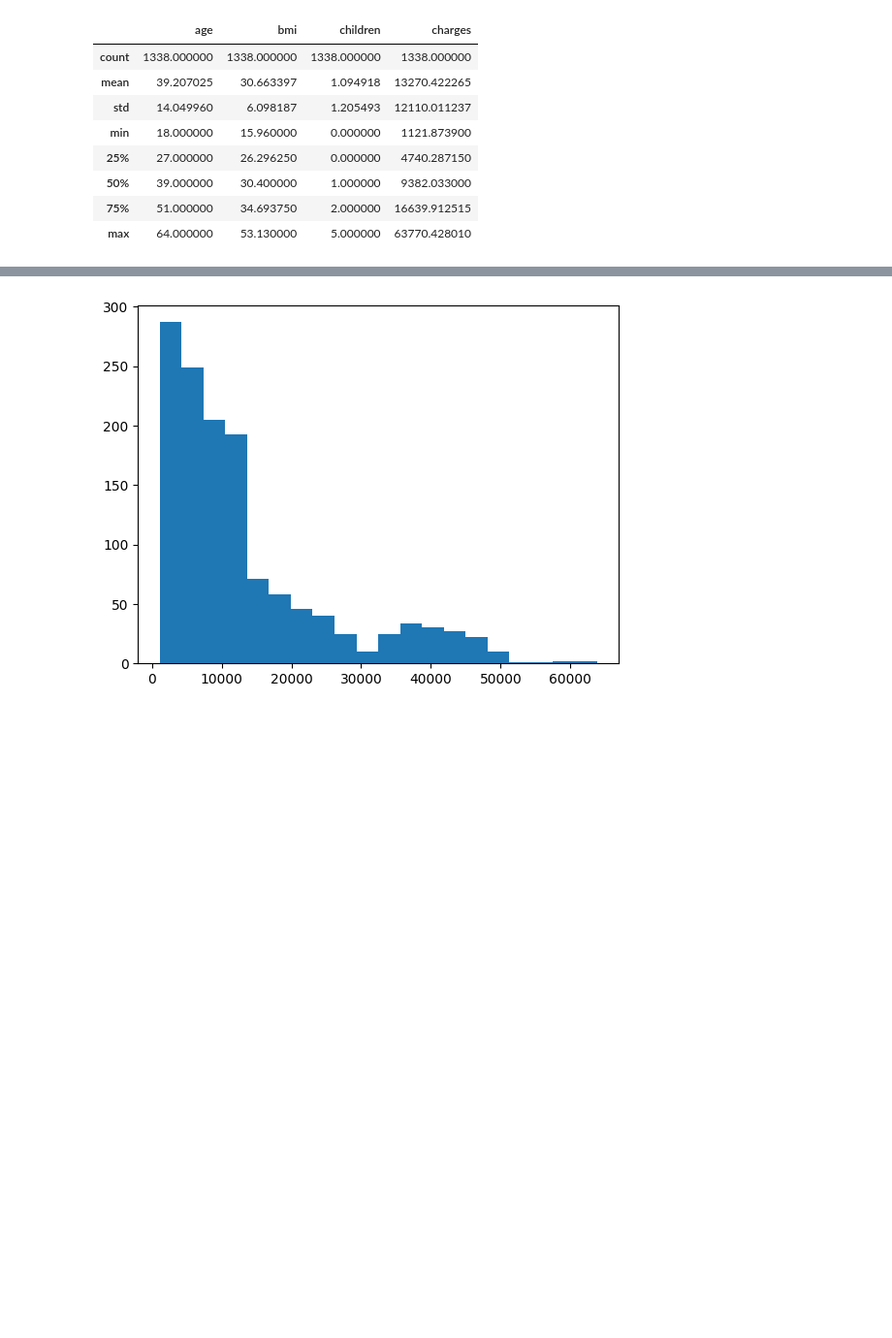
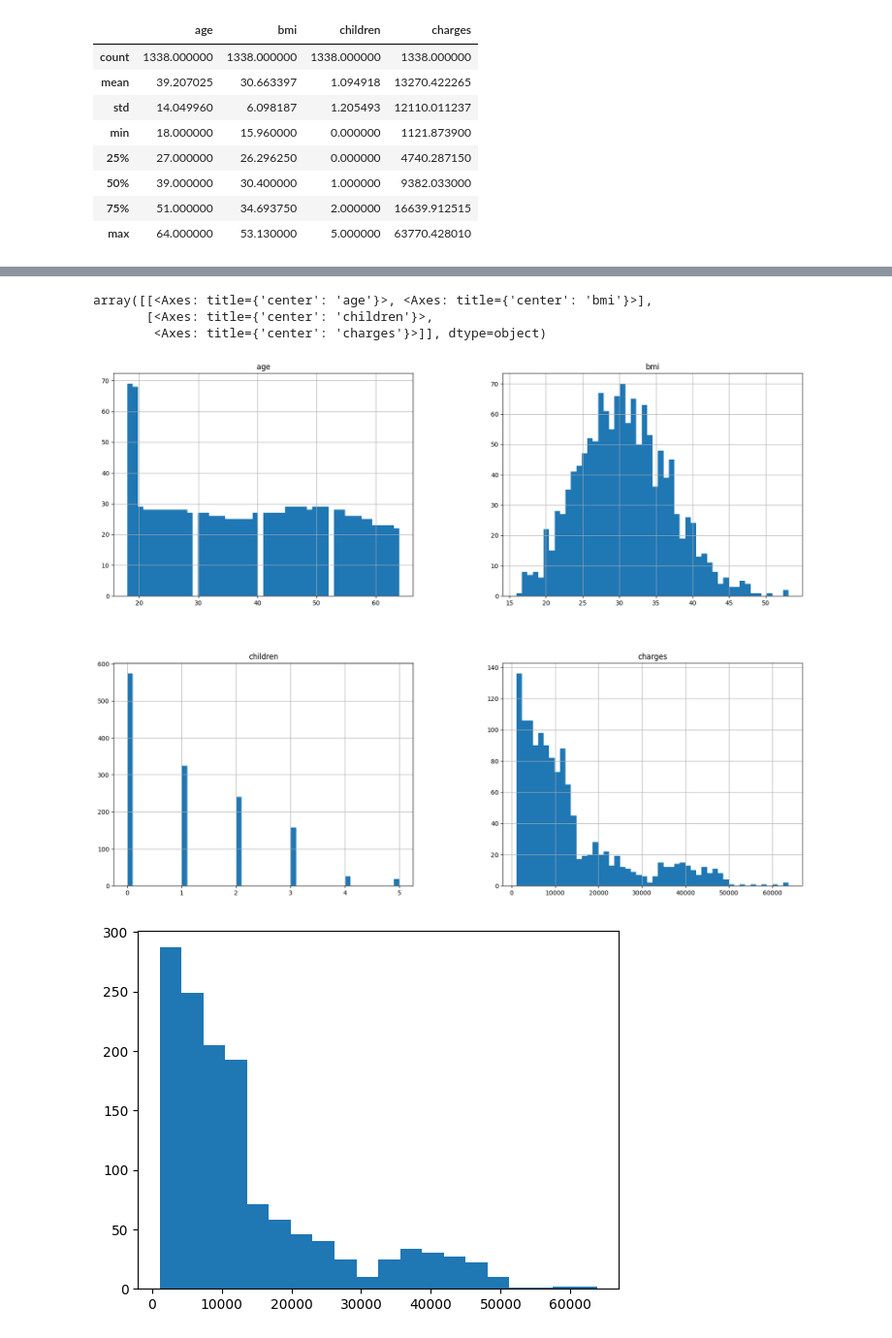
Before and after one commit to leomonteiro92/CS5950, a Jupyter notebook: _tech_challenge_fase_i.ipynb, the cells around one changed output, grey strips where cells are left out. Shown at 97% size. Cells and saved outputs as stored; diff of their text form; code cells hidden in the pictures; blank space fills up the shorter version.

```diff
--- a/_tech_challenge_fase_i.ipynb
+++ b/_tech_challenge_fase_i.ipynb
@@ -57,3 +223,16 @@ original_dataset.describe()
+# %%
+# Forma gráfica
+#Histogram
+#To visualize the distribution of a numerical variable, a histogram shows the direction in which these variables are distributed,
+#outliers will appear outside the overall distribution of the data. if the histogram is right-skewed or left-skewed,
+#it indicates the presence of extreme values or outliers.
+# Analisando as distribuições com histogramas:
+original_dataset.hist(bins=50, figsize=(20,15))
+# %% [output]
+array([[<Axes: title={'center': 'age'}>, <Axes: title={'center': 'bmi'}>],
+       [<Axes: title={'center': 'children'}>,
+        <Axes: title={'center': 'charges'}>]], dtype=object)
+[figure, added]
 # %%
 plt.hist(original_dataset['charges'], bins=20)
 plt.show()
```
Also changed, not shown: parts of 180 cells of this notebook.
